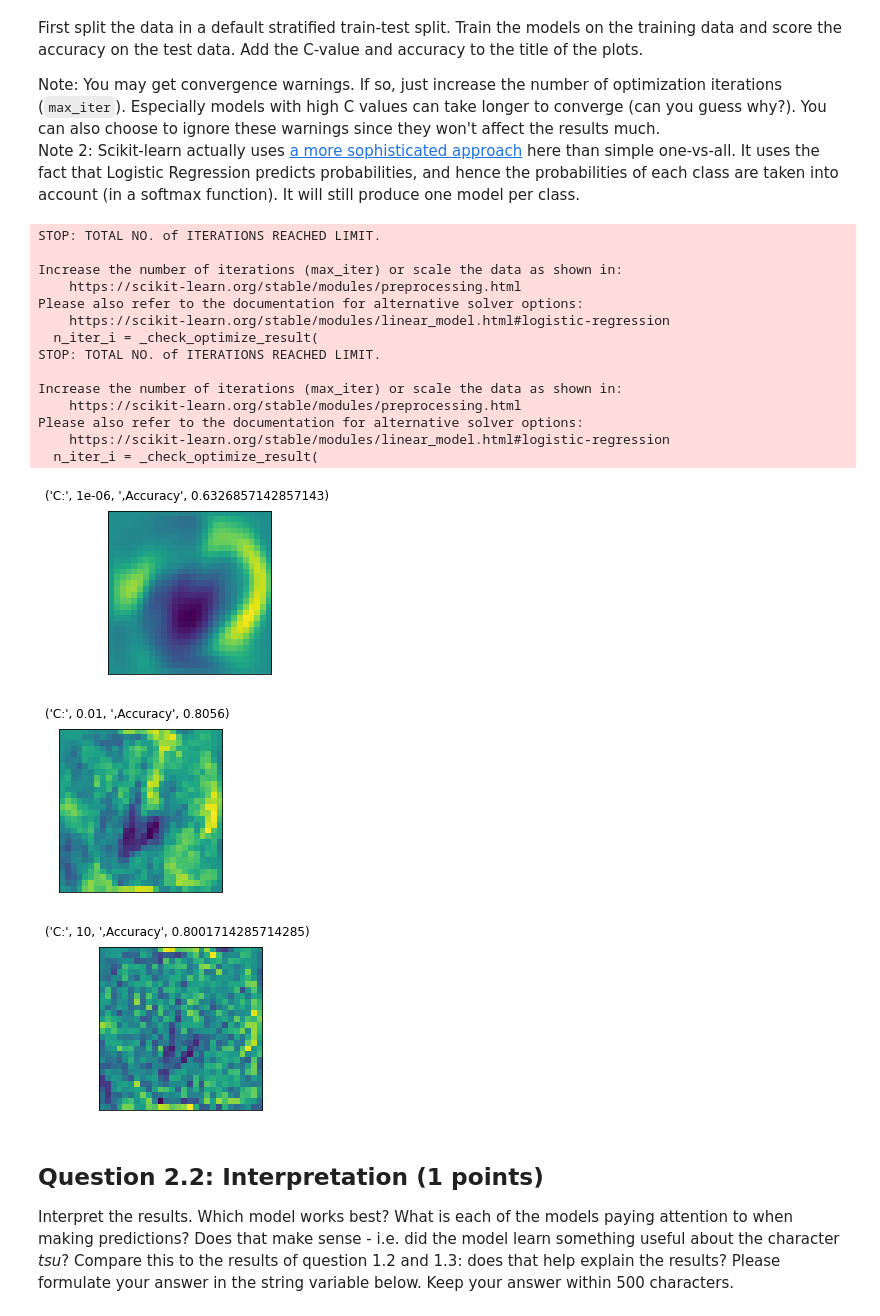
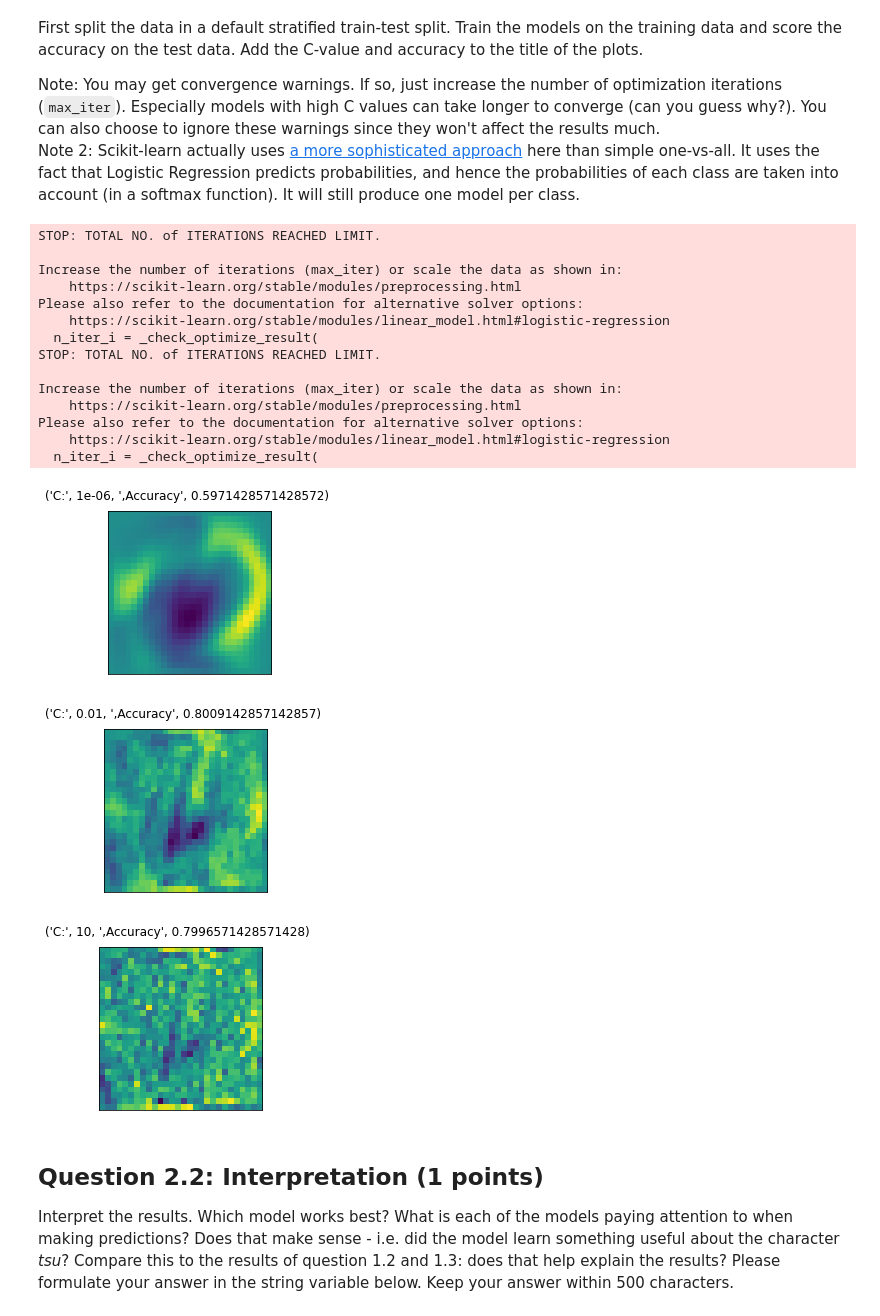
Before and after one commit to ML-course/Machine-Learning_Assignment1, a Jupyter notebook: Assignment_1.ipynb, the cells around one changed output. Drawn from its saved outputs; the diff is of its cells as text; code cells hidden in the pictures.

Commit message:
Question 3.1-4.1 Test

```diff
--- a/Assignment_1.ipynb
+++ b/Assignment_1.ipynb
@@ -257,13 +257,9 @@ Note: You may get convergence warnings. If so, just increase the number of optim
 Note 2: Scikit-learn actually uses [a more sophisticated approach](https://scikit-learn.org/stable/auto_examples/linear_model/plot_logistic_multinomial.html#sphx-glr-auto-examples-linear-model-plot-logistic-multinomial-py) here than simple one-vs-all. It uses the fact that Logistic Regression predicts probabilities, and hence the probabilities of each class are taken into account (in a softmax function). It will still produce one model per class.
 # %%
 # Implement. Do not change the name or signature of this function.
-
-
 def Inspection_LR(X, y, c_iter):
     multi_class='multinomial'
     clf = LogisticRegression(C=c_iter, max_iter=100, multi_class = multi_class).fit(X,y)
-    # acc = clf.score(Xs_test,ys_test)
-    # return clf.coef_[3], acc
     return clf
     pass
 
@@ -272,36 +268,36 @@ def plot_tsu_coefficients(X,y):
     Regression models, each with different amounts of regularization values.
     X -- the data for training and testing
     y -- the correct labels
 
     Returns: 3 plots, as described above.
     """
-    Xs, Xs_test, ys,ys_test = train_test_split(X, y, stratify=y, random_state=0)
+    Xs, Xs_test, ys,ys_test = train_test_split(X, y)
     C_classification = [1e-6, 0.01, 10]
     for c_iter in C_classification:
         models = Inspection_LR(Xs,ys, c_iter)
         acc = models.score(Xs_test, ys_test)
         name='C:', c_iter, ',Accuracy', acc
         plot_coefficients(models.coef_[3], name)
     pass
 plot_tsu_coefficients(X,y)
 # %% [output]
 STOP: TOTAL NO. of ITERATIONS REACHED LIMIT.
 
 Increase the number of iterations (max_iter) or scale the data as shown in:
     https://scikit-learn.org/stable/modules/preprocessing.html
 Please also refer to the documentation for alternative solver options:
     https://scikit-learn.org/stable/modules/linear_model.html#logistic-regression
   n_iter_i = _check_optimize_result(
 STOP: TOTAL NO. of ITERATIONS REACHED LIMIT.
 
 Increase the number of iterations (max_iter) or scale the data as shown in:
     https://scikit-learn.org/stable/modules/preprocessing.html
 Please also refer to the documentation for alternative solver options:
     https://scikit-learn.org/stable/modules/linear_model.html#logistic-regression
   n_iter_i = _check_optimize_result(
 [figure]
-[figure, old version]
+[figure, new version]
-[figure, old version]
+[figure, new version]
 # %% [markdown]
 ## Question 2.2: Interpretation (1 points)
 Interpret the results. Which model works best? What is each of the models paying attention to when making predictions? Does that make sense - i.e. did the model learn something useful about the character *tsu*? Compare this to the results of question 1.2 and 1.3: does that help explain the results? Please formulate your answer in the string variable below. Keep your answer within 500 characters.
```
Also changed, not shown: parts of 2 cells of this notebook, 3 other files.
